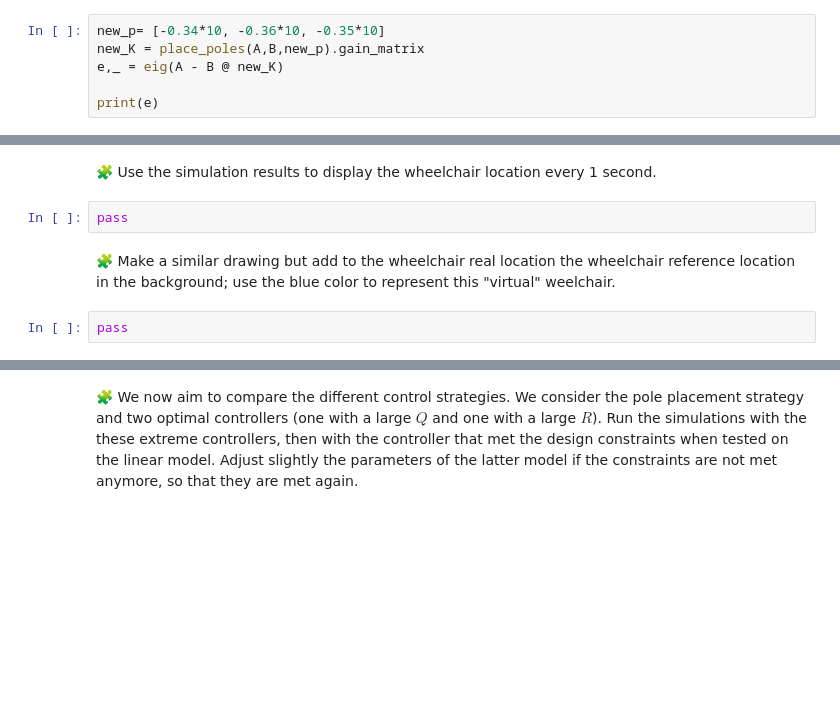
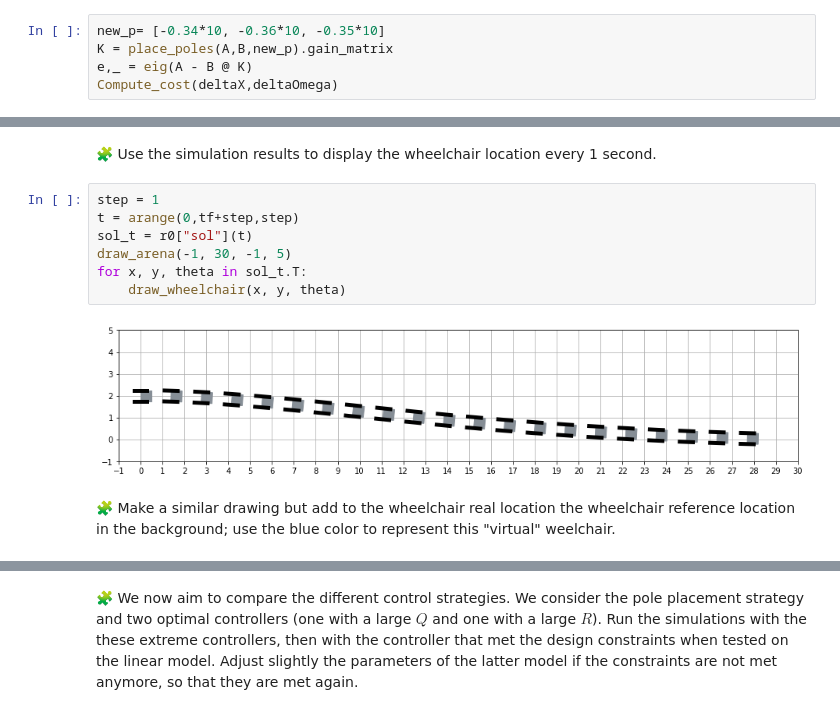
Before and after one commit to wish949/control-engineering-with-python-project-2022-2023, a Jupyter notebook: Project-3.ipynb, the cells around one changed output, grey strips where cells are left out. Drawn from its saved outputs; the diff is of its cells as text; blank space fills up the shorter version.

Commit message:
Wheelchair plot

```diff
--- a/Project-3.ipynb
+++ b/Project-3.ipynb
@@ -672,8 +672,7 @@ Compute_cost(deltaX, deltaOmega)
 🧩 Multiply by 10 the poles and test the function `Compute_cost` in this new case. Interpret the results.
 # %%
 new_p= [-0.34*10, -0.36*10, -0.35*10]
-new_K = place_poles(A,B,new_p).gain_matrix
-e,_ = eig(A - B @ new_K)
-
-print(e)
+K = place_poles(A,B,new_p).gain_matrix
+e,_ = eig(A - B @ K)
+Compute_cost(deltaX,deltaOmega)
 # %% [output]
@@ -904,9 +903,14 @@ ax3.grid()
 [figure]
 # %% [markdown]
 🧩 Use the simulation results to display the wheelchair location every 1 second.
-# %%
-pass
+# %%
+step = 1
+t = arange(0,tf+step,step)
+sol_t = r0["sol"](t)
+draw_arena(-1, 30, -1, 5)
+for x, y, theta in sol_t.T:
+    draw_wheelchair(x, y, theta)
+# %% [output]
+[figure, added]
 # %% [markdown]
 🧩 Make a similar drawing but add to the wheelchair real location the wheelchair reference location in the background; use the blue color to represent this "virtual" weelchair.
-# %%
-pass
```
Also changed, not shown: parts of 3 cells of this notebook.
